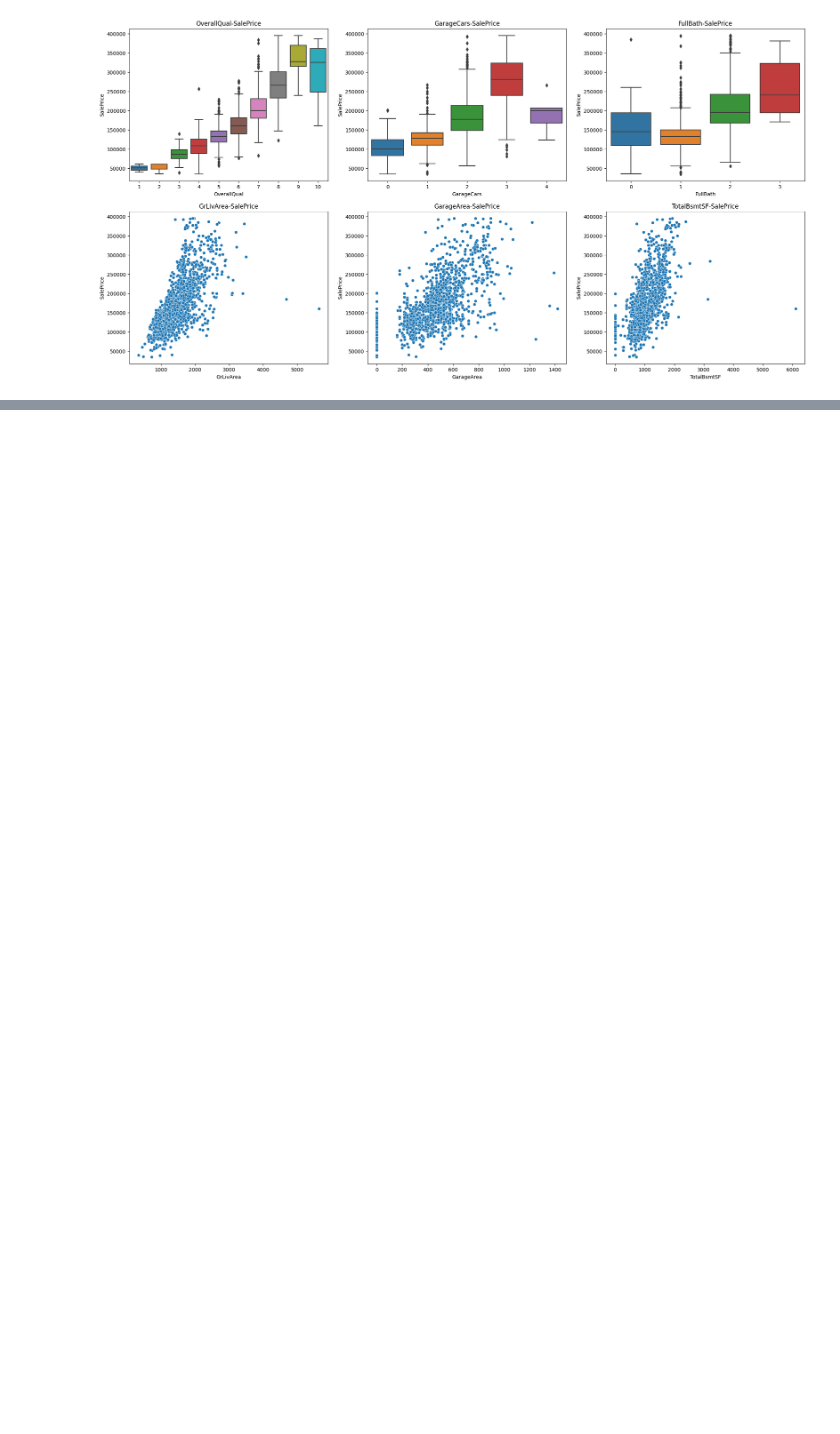
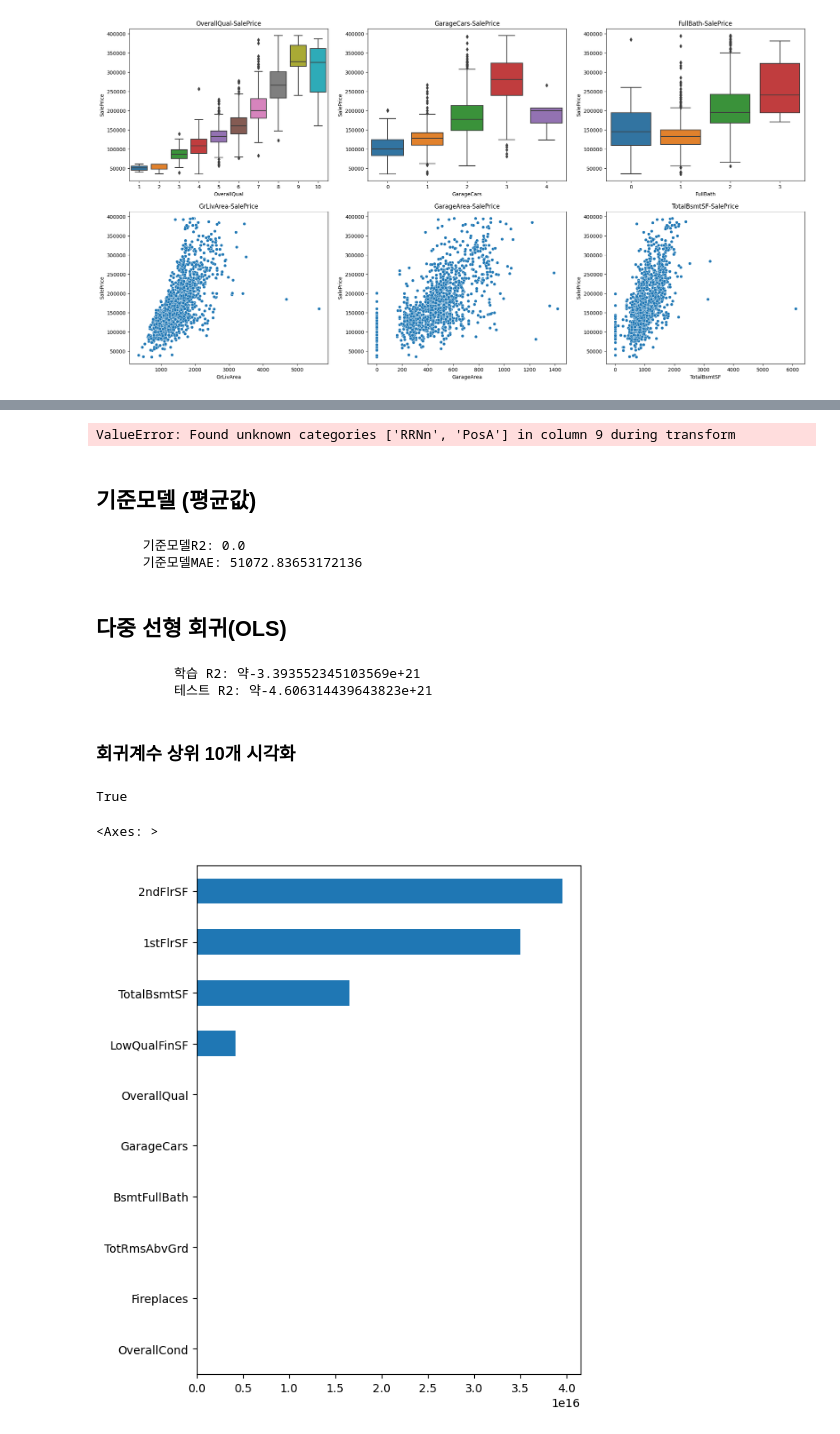
Before and after one commit to sai-with/ADP_prac, a Jupyter notebook: ML/RegularizedReg.ipynb, the cells around one changed output, grey strips where cells are left out. Saved outputs shown, nothing was run; the diff lists cells and outputs as text; code cells hidden in the pictures; blank space fills up the shorter version.

```diff
--- a/ML/RegularizedReg.ipynb
+++ b/ML/RegularizedReg.ipynb
@@ -151,0 +157,6 @@ x_train, x_test, y_train, y_test = train_test_split(X, y, test_size=.2, random_s
+# %%
+## 수치형 변수만 결측치를 평균값으로 대체 후 표준화 진행
+num_col = x_train.dtypes[x_train.dtypes != 'object'].index # 컬럼명들만 (idx: 컬럼명, value: dtype)
+x_train[num_col] = x_train[num_col].fillna(x_train[num_col].mean())
+x_test[num_col] = x_test[num_col].fillna(x_test[num_col].mean())
+x_train[num_col].isna().sum()
@@ -151,0 +181,9 @@ x_train, x_test, y_train, y_test = train_test_split(X, y, test_size=.2, random_s
+# %%
+scaler = StandardScaler() # 표준화
+x_train[num_col] = scaler.fit_transform(x_train[num_col])
+x_test[num_col] = scaler.transform(x_test[num_col])
+# %%
+## 표준화 확인
+x_train_sc = x_train[num_col]
+x_test_sc =  x_test[num_col]
+x_train_sc.describe().T[['mean', 'std']] # 평균은 0, 표준편차는 1
@@ -151,0 +229,21 @@ x_train, x_test, y_train, y_test = train_test_split(X, y, test_size=.2, random_s
+# %%
+## One-Hot Encoding
+cat = x_train.dtypes[x_train.dtypes == 'object'].index
+ohe = OneHotEncoder()
+x_train_ohe = ohe.fit_transform(x_train[cat])
+x_test_ohe = ohe.transform(x_test[cat])
+x_train_ohe
+# %% [output]
+ValueError: Found unknown categories ['RRNn', 'PosA'] in column 9 during transform
+# %% [markdown]
+## 기준모델 (평균값)
+# %%
+base = [y_train.mean()] * len(y_train)
+base_r2 =  r2_score(y_train, base)
+base_mae = mean_absolute_error(y_train, base)
+print(f'''
+      기준모델R2: {base_r2}
+      기준모델MAE: {base_mae}''')
+# %% [output]
+      기준모델R2: 0.0
+      기준모델MAE: 51072.83653172136
@@ -151,0 +258,19 @@ x_train, x_test, y_train, y_test = train_test_split(X, y, test_size=.2, random_s
+# %% [markdown]
+## 다중 선형 회귀(OLS)
+# %%
+ols = LinearRegression()
+ols.fit(x_train_sc, y_train)
+ols_train, ols_test = print_score(ols)
+# %% [output]
+          학습 R2: 약-3.393552345103569e+21
+          테스트 R2: 약-4.606314439643823e+21
+# %% [markdown]
+### 회귀계수 상위 10개 시각화
+# %%
+print(len(ols.coef_) == len(list(x_train_sc)))
+ols_coef = pd.Series(ols.coef_, list(x_train_sc))
+ols_coef.sort_values().tail(10).plot.barh(figsize=(6,8))
+# %% [output]
+True
+<Axes: >
+[figure, added]
```
Also changed, not shown: parts of 17 cells of this notebook, 1 other file.
